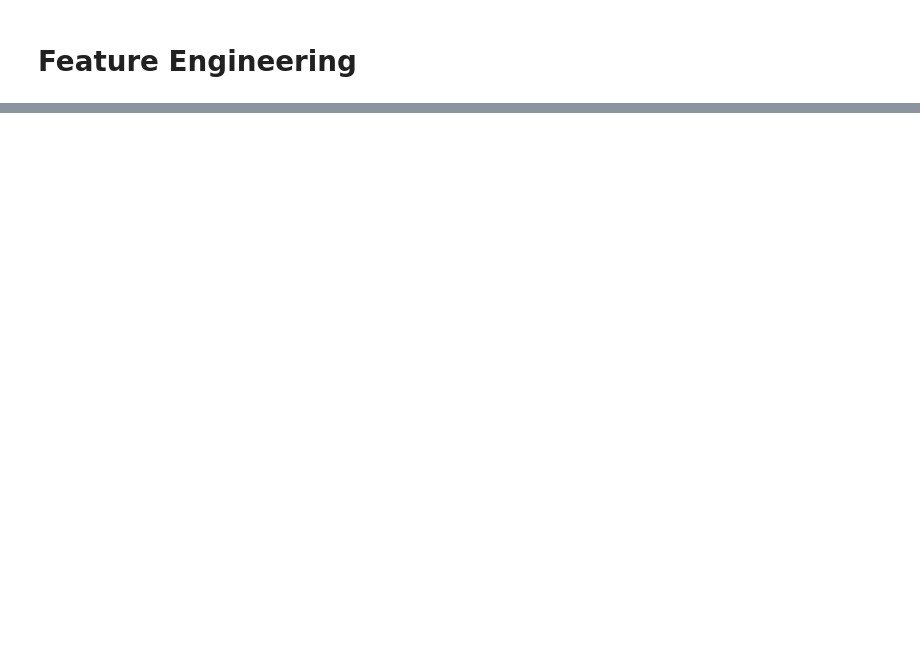
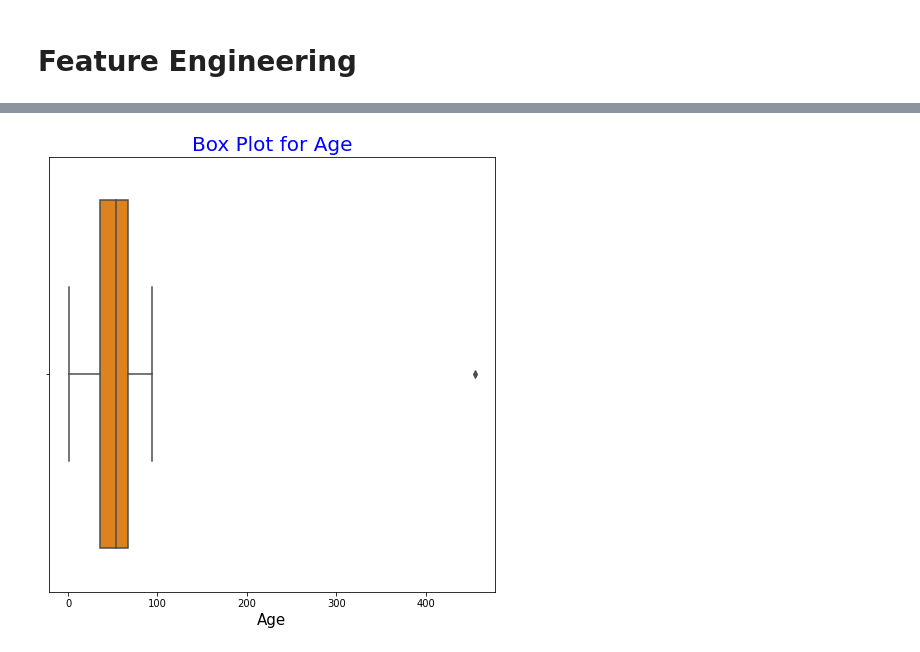
Before and after one commit to PoojaDasIndia/Thyroid-Disease-Detection, a Jupyter notebook: Thyroid Disease Detection.ipynb, the cells around one changed output, grey strips where cells are left out. Cells and saved outputs as stored; diff of their text form; code cells hidden in the pictures; blank space fills up the shorter version.

```diff
--- a/Thyroid Disease Detection.ipynb
+++ b/Thyroid Disease Detection.ipynb
@@ -391,0 +629,8 @@ data.describe()
+# %%
+plt.figure(figsize=(8,8))
+sns.boxplot(data['age'],color='#fb8500')
+plt.title("Box Plot for Age",fontsize=20,color='Blue')
+plt.xlabel('Age',fontsize=15)
+plt.show()
+# %% [output]
+[figure, added]
```
Also changed, not shown: parts of 73 cells of this notebook, 1 other file.
